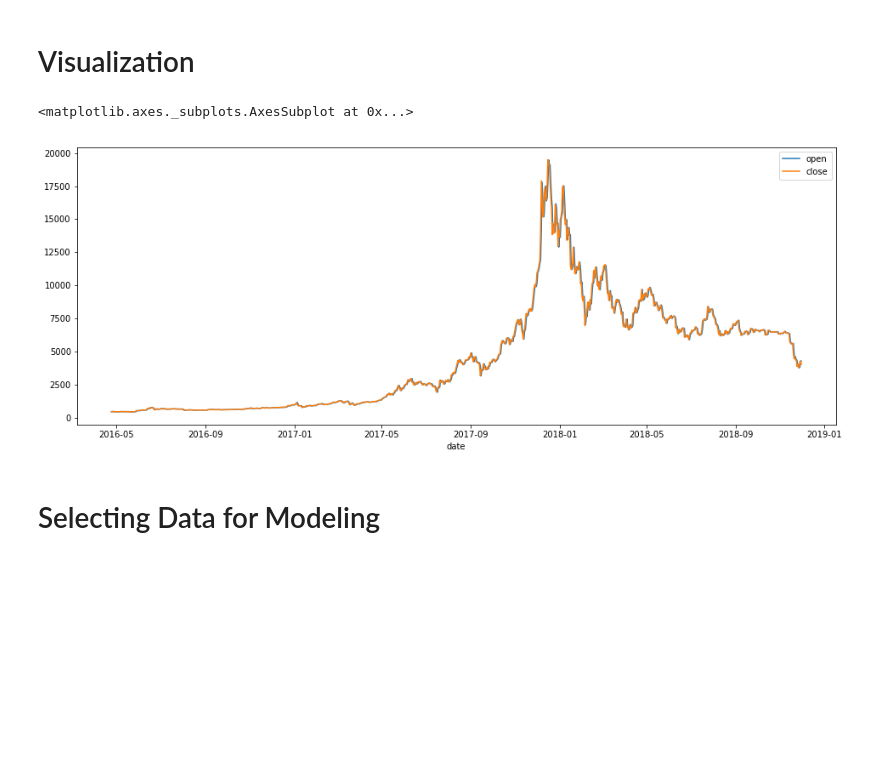
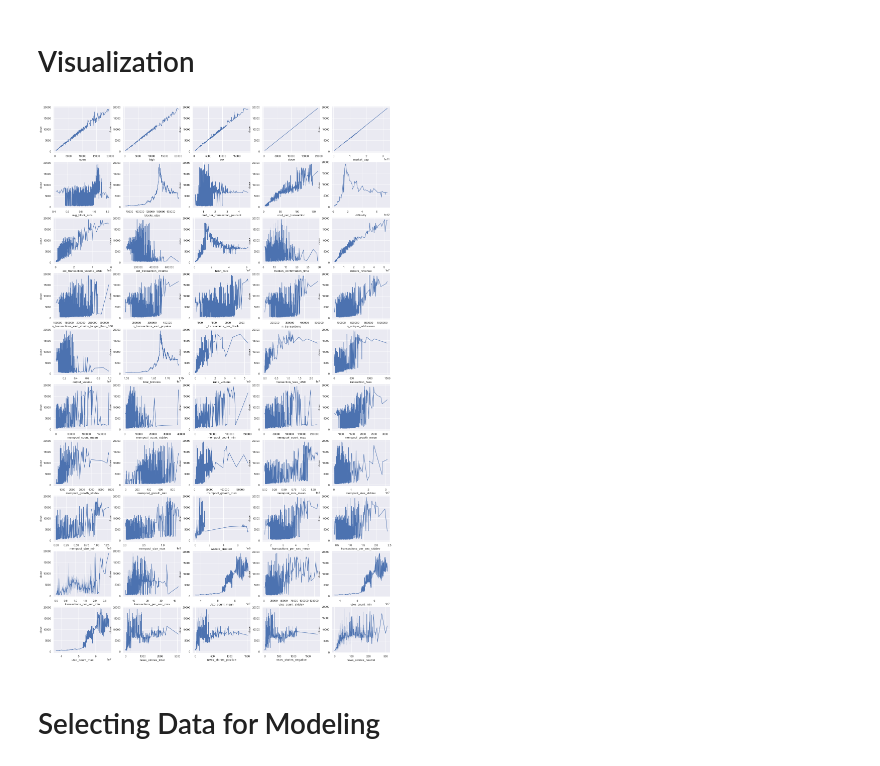
Before and after one commit to diprish/Bitcoin, a Jupyter notebook: Bitcoin.ipynb, the cells around one changed output. Saved outputs shown, nothing was run; the diff lists cells and outputs as text; code cells hidden in the pictures; blank space fills up the shorter version.

```diff
--- a/Bitcoin.ipynb
+++ b/Bitcoin.ipynb
@@ -39,15 +39,22 @@ train_data.head(5)
 import matplotlib.pyplot as plt
 %matplotlib inline
 import seaborn as sns# Set the width and height of the figure
-something =train_data[['open', 'close']]
+sns.set(style="darkgrid")
-# %%
-plt.figure(figsize=(16,6))
-
-# Line chart showing how FIFA rankings evolved over time
-sns.lineplot(data=something, dashes=False, hue="market_cap",style="close")
-# %% [output]
-<matplotlib.axes._subplots.AxesSubplot at 0x...>
-[figure, removed]
+# %%
+column_count = 0
+for c in train_data.columns:
+    column_count +=1
+
+# Plot all the features
+fig, ax = plt.subplots(10,5)
+fig.set_size_inches(24,40)
+i = 0
+for c in range(0,10):
+    for r in range(0,5):
+        sns.lineplot(x=train_data.columns[i], y="close",data=train_data, ax=ax[c][r])
+        i+=1
+# %% [output]
+[figure, added]
 # %% [markdown]
 # Selecting Data for Modeling
 # %%
```
Also changed, not shown: parts of 7 cells of this notebook.
